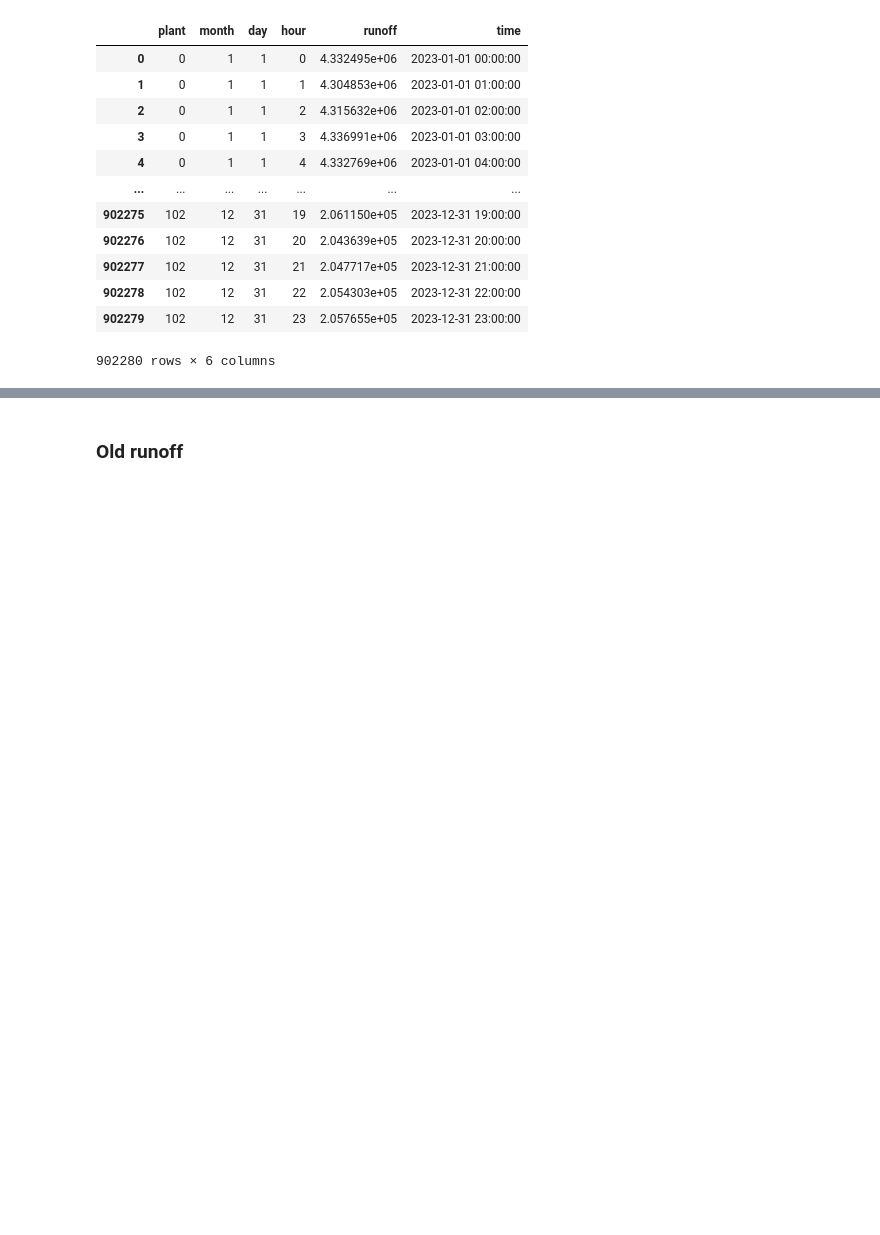
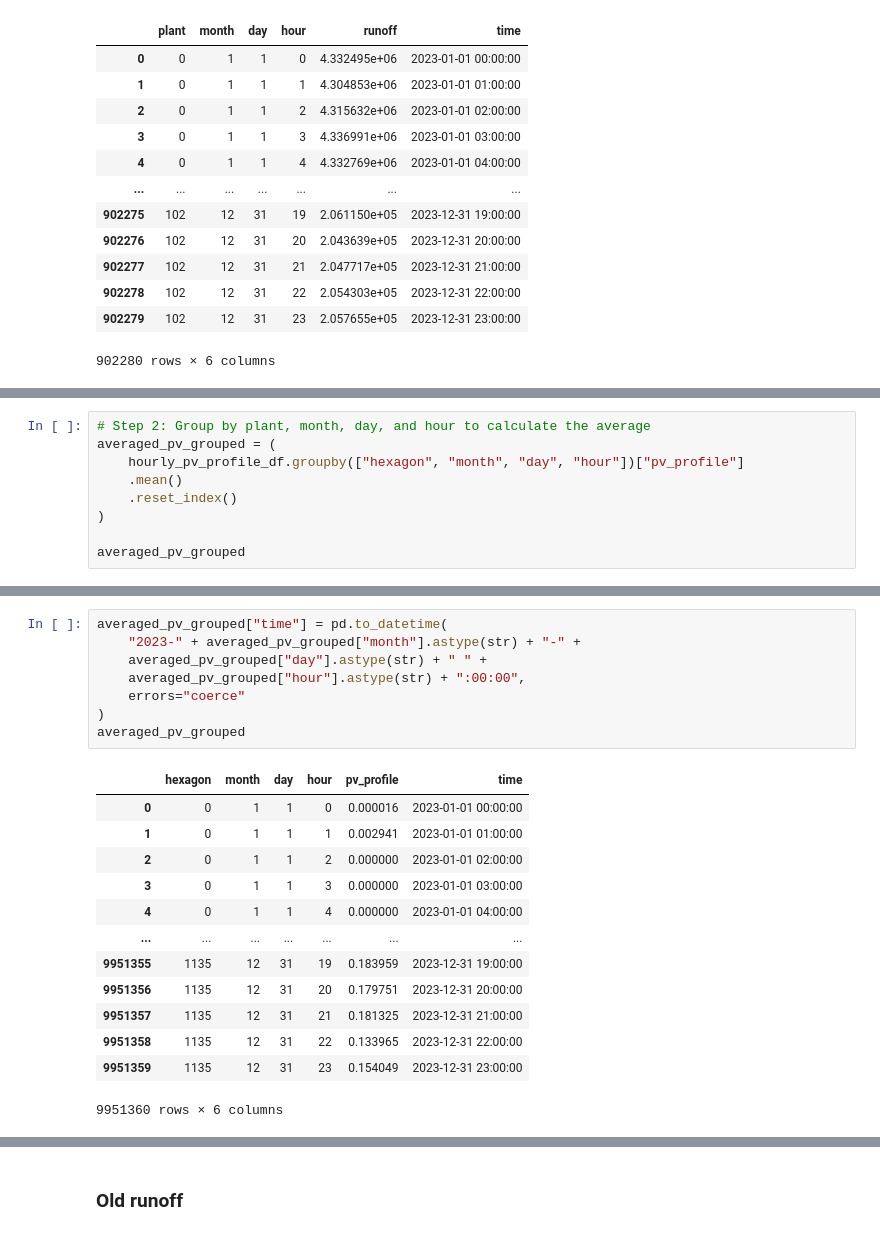
Before and after one commit to lukasschirren/GeoH2-Laos, a Jupyter notebook: capacity_factor_avg.ipynb, the cells around one changed output, grey strips where cells are left out. Drawn from its saved outputs; the diff is of its cells as text; blank space fills up the shorter version.

```diff
--- a/capacity_factor_avg.ipynb
+++ b/capacity_factor_avg.ipynb
@@ -162,0 +215,9 @@ KeyError: None
+# %%
+# Step 2: Group by plant, month, day, and hour to calculate the average
+averaged_pv_grouped = (
+    hourly_pv_profile_df.groupby(["hexagon", "month", "day", "hour"])["pv_profile"]
+    .mean()
+    .reset_index()
+)
+
+averaged_pv_grouped
@@ -162,0 +238,22 @@ KeyError: None
+# %%
+averaged_pv_grouped["time"] = pd.to_datetime(
+    "2023-" + averaged_pv_grouped["month"].astype(str) + "-" +
+    averaged_pv_grouped["day"].astype(str) + " " +
+    averaged_pv_grouped["hour"].astype(str) + ":00:00",
+    errors="coerce"
+)
+averaged_pv_grouped
+# %% [output]
+|  | hexagon | month | day | hour | pv_profile | time |
+| 0 | 0 | 1 | 1 | 0 | 0.000016 | 2023-01-01 00:00:00 |
+| 1 | 0 | 1 | 1 | 1 | 0.002941 | 2023-01-01 01:00:00 |
+| 2 | 0 | 1 | 1 | 2 | 0.000000 | 2023-01-01 02:00:00 |
+| 3 | 0 | 1 | 1 | 3 | 0.000000 | 2023-01-01 03:00:00 |
+| 4 | 0 | 1 | 1 | 4 | 0.000000 | 2023-01-01 04:00:00 |
+| ... | ... | ... | ... | ... | ... | ... |
+| 9951355 | 1135 | 12 | 31 | 19 | 0.183959 | 2023-12-31 19:00:00 |
+| 9951356 | 1135 | 12 | 31 | 20 | 0.179751 | 2023-12-31 20:00:00 |
+| 9951357 | 1135 | 12 | 31 | 21 | 0.181325 | 2023-12-31 21:00:00 |
+| 9951358 | 1135 | 12 | 31 | 22 | 0.133965 | 2023-12-31 22:00:00 |
+| 9951359 | 1135 | 12 | 31 | 23 | 0.154049 | 2023-12-31 23:00:00 |
+9951360 rows × 6 columns
```
Also changed, not shown: parts of 17 cells of this notebook, 1 other file.
